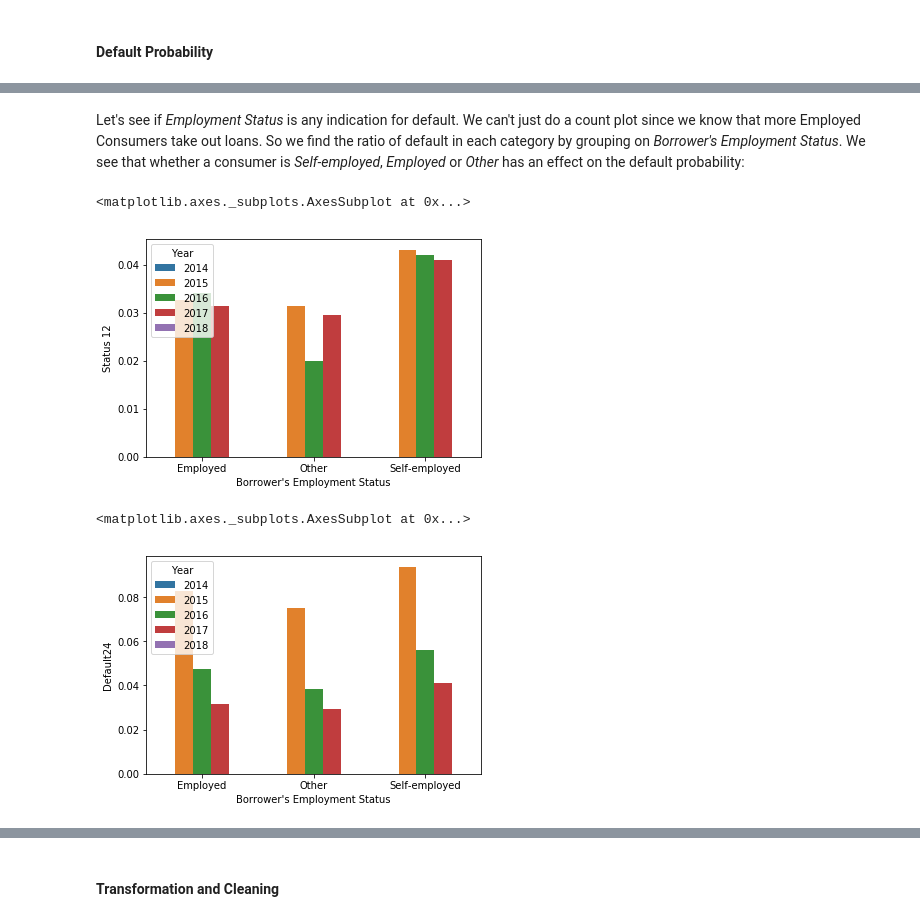
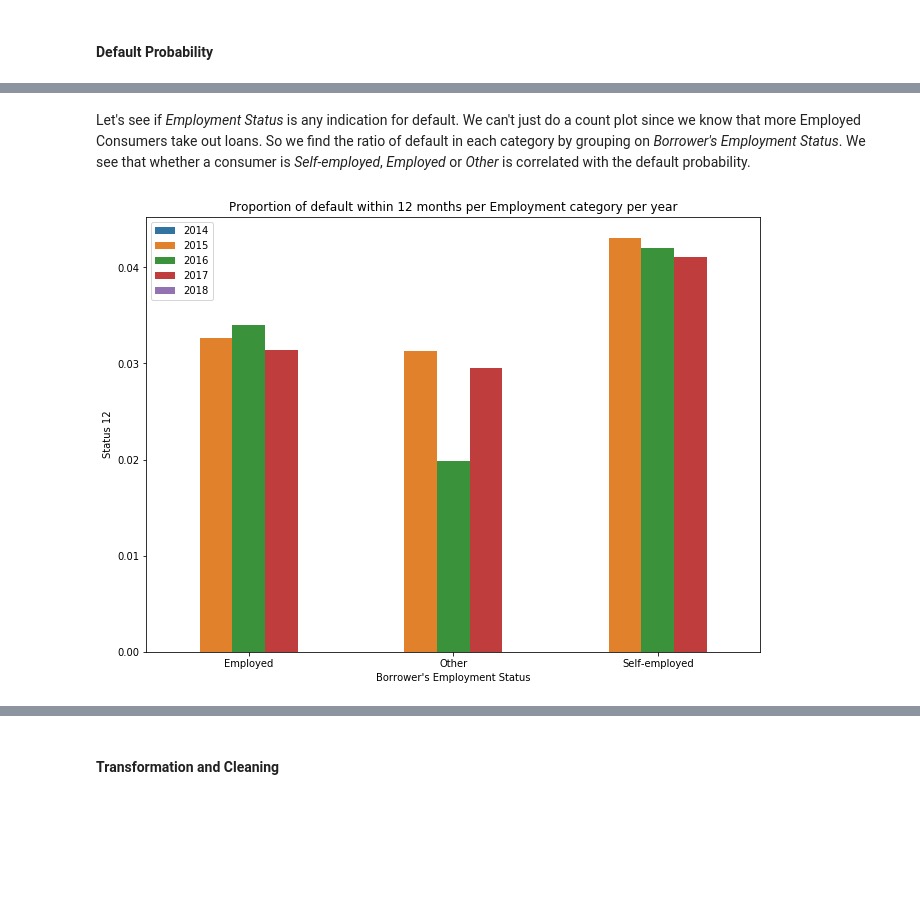
Before and after one commit to TanselArif-21/MLApplications, a Jupyter notebook: Consumer Loans/Consumer Loans.ipynb, the cells around one changed output, grey strips where cells are left out. Saved outputs shown, nothing was run; the diff lists cells and outputs as text; code cells hidden in the pictures; blank space fills up the shorter version.

```diff
--- a/Consumer Loans/Consumer Loans.ipynb
+++ b/Consumer Loans/Consumer Loans.ipynb
@@ -181,14 +280,25 @@ sns.barplot(x="Default24",y='Original Loan Size',hue='Year',data=MergedData)
 # %% [markdown]
-Let's see if *Employment Status* is any indication for default. We can't just do a count plot since we know that more Employed Consumers take out loans. So we find the ratio of default in each category by grouping on *Borrower's Employment Status*. We see that whether a consumer is *Self-employed*, *Employed* or *Other* has an effect on the default probability:
+Let's see if *Employment Status* is any indication for default. We can't just do a count plot since we know that more Employed Consumers take out loans. So we find the ratio of default in each category by grouping on *Borrower's Employment Status*. We see that whether a consumer is *Self-employed*, *Employed* or *Other* is correlated with the default probability.
 # %%
 # ACTION: Create dummy data for Self-employed and other and add them to the model parameters
 MeanDefault = MergedData[['Year', 'Status 12', 'Status 24','Default24', "Borrower's Employment Status"]].groupby(["Borrower's Employment Status",'Year']).mean().reset_index()
-sns.barplot(x="Borrower's Employment Status", y="Status 12",hue="Year",data=MeanDefault)
+
+# Get the figure and axis handles
+fig, ax = plt.subplots()
+
+# Set the title
+ax.set_title('Proportion of default within 12 months per Employment category per year')
+
+# Countplot
+sns.barplot(x="Borrower's Employment Status", y="Status 12",hue="Year",data=MeanDefault,ci=0)
+
+# Set the y label
+ax.set_ylabel('Status 12')
+
+# Set the legend location
+ax.legend(loc=0)
+
+# Set figure size
+fig.set_size_inches(11, 8)
 # %% [output]
-<matplotlib.axes._subplots.AxesSubplot at 0x...>
-[figure, old version]
+[figure, new version]
-# %%
-sns.barplot(x="Borrower's Employment Status", y="Default24",hue="Year",data=MeanDefault)
-# %% [output]
-<matplotlib.axes._subplots.AxesSubplot at 0x...>
-[figure, removed]
```
Also changed, not shown: parts of 155 cells of this notebook, 22 other files.
